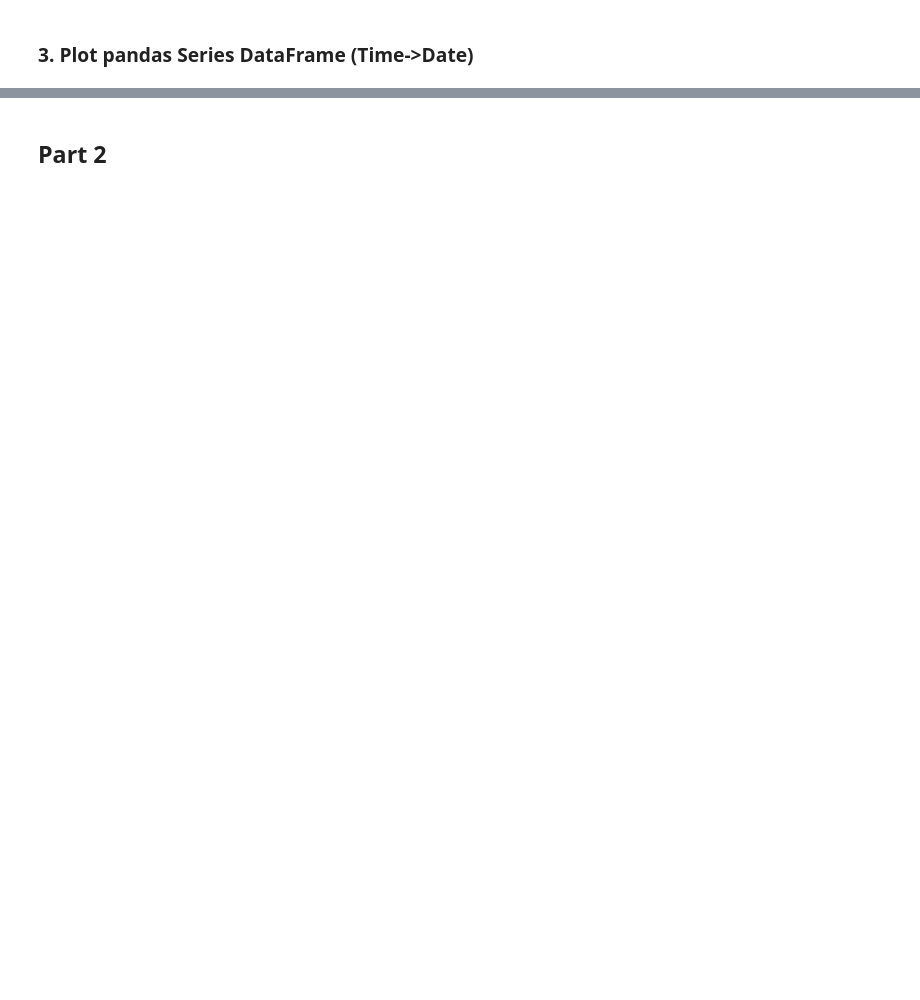
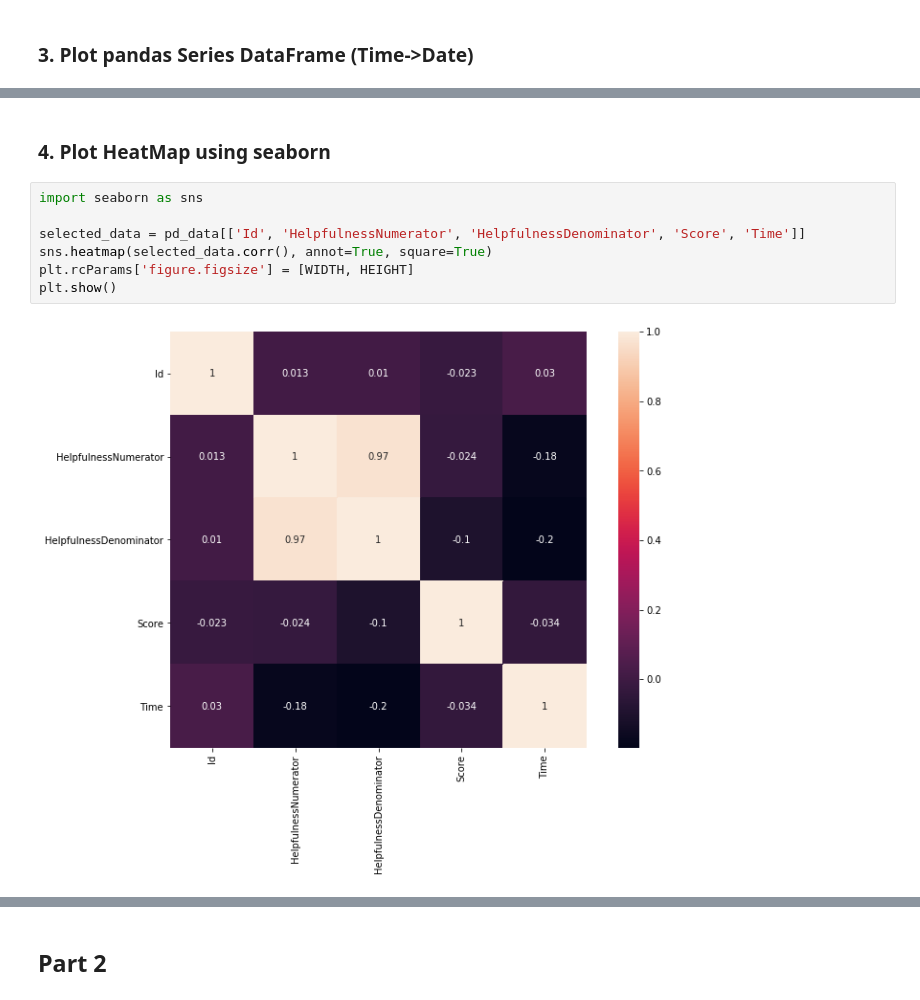
Before and after one commit to Jadezzz/FDA_HW1, a Jupyter notebook: HW1-Solution.ipynb, the cells around one changed output, grey strips where cells are left out. Drawn from its saved outputs; the diff is of its cells as text; blank space fills up the shorter version.

```diff
--- a/HW1-Solution.ipynb
+++ b/HW1-Solution.ipynb
@@ -66,0 +87,11 @@ plt.show()
+# %% [markdown]
+### 4. Plot HeatMap using seaborn
+# %%
+import seaborn as sns
+
+selected_data = pd_data[['Id', 'HelpfulnessNumerator', 'HelpfulnessDenominator', 'Score', 'Time']]
+sns.heatmap(selected_data.corr(), annot=True, square=True)
+plt.rcParams['figure.figsize'] = [WIDTH, HEIGHT]
+plt.show()
+# %% [output]
+[figure, added]
```
Also changed, not shown: parts of 9 cells of this notebook.
